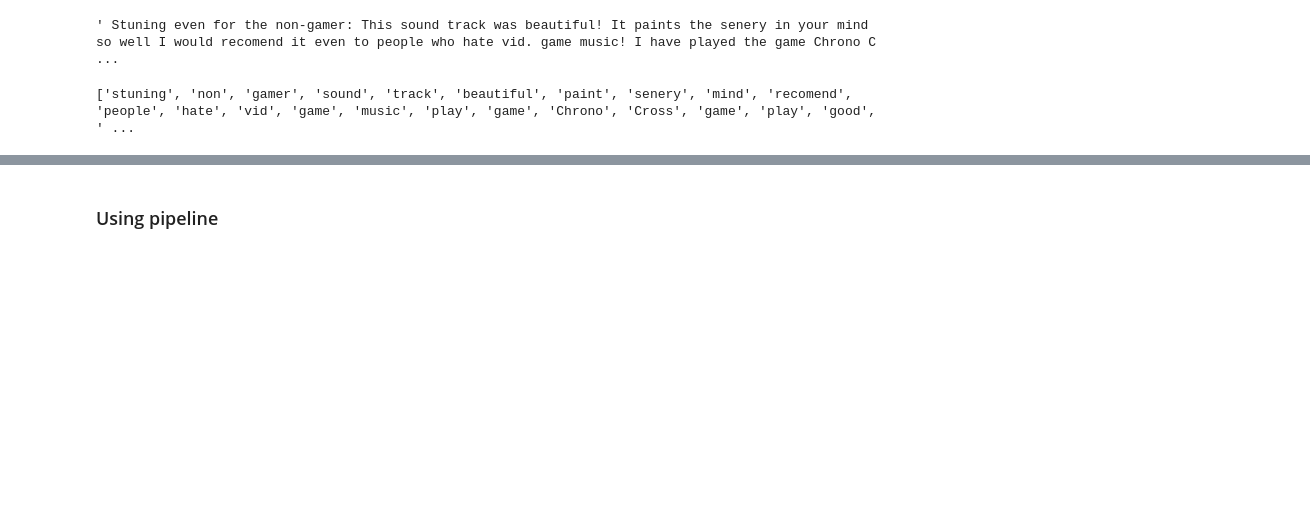
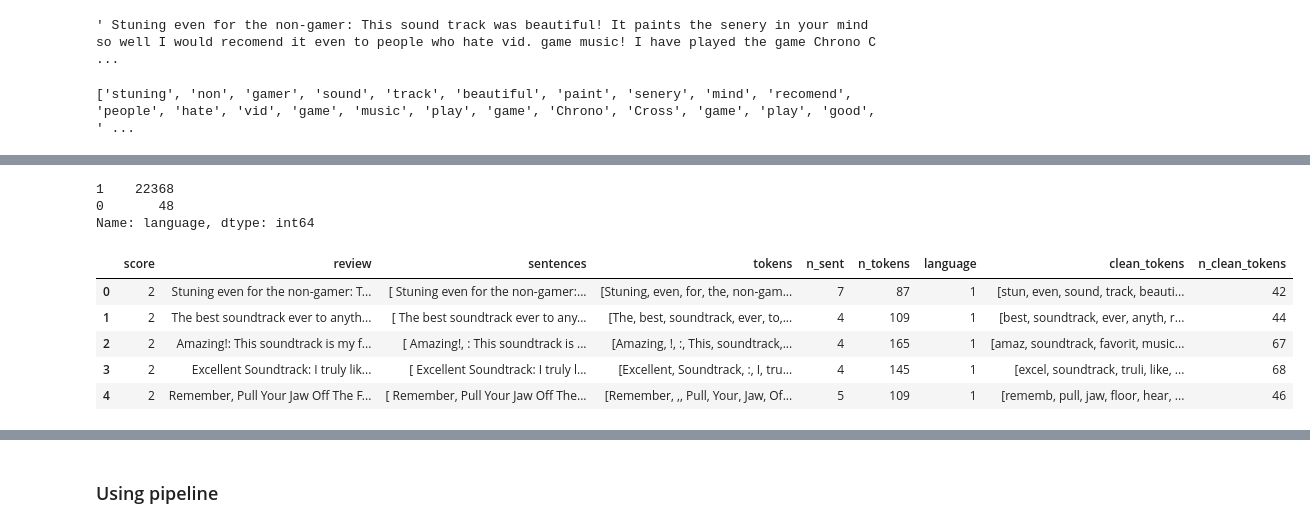
Before and after one commit to Fayza-M/NLP_Analysis, a Jupyter notebook: M6W5 Assignemnt spacy.ipynb, the cells around one changed output, grey strips where cells are left out. Drawn from its saved outputs; the diff is of its cells as text; code cells hidden in the pictures; blank space fills up the shorter version.

```diff
--- a/M6W5 Assignemnt spacy.ipynb
+++ b/M6W5 Assignemnt spacy.ipynb
@@ -37,6 +37,8 @@ newlist = []
 for i in range(len(sentiment)):
     newlist.append([sentiment[i], reviews[i]])
 df = pd.DataFrame(newlist, columns = ['score', 'review'])
+
+df1 = df.copy()
 # %%
 df.info()
 # %% [output]
@@ -170,0 +202,8 @@ Accuracy :  80.23791821561338
+# %%
+df1['language'] = df1['review'].apply(detect)
+df1['language'] = df1['language'].apply(lambda x: 1 if x == 'en' else 0)
+df1['language'].value_counts()
+# %% [output]
+1    22368
+0       48
+Name: language, dtype: int64
@@ -170,0 +226,9 @@ Accuracy :  80.23791821561338
+# %%
+df1.head()
+# %% [output]
+|  | score | review | sentences | tokens | n_sent | n_tokens | language | clean_tokens | n_clean_tokens |
+| 0 | 2 | Stuning even for the non-gamer: T... | [ Stuning even for the non-gamer:... | [Stuning, even, for, the, non-gam... | 7 | 87 | 1 | [stun, even, sound, track, beauti... | 42 |
+| 1 | 2 | The best soundtrack ever to anyth... | [ The best soundtrack ever to any... | [The, best, soundtrack, ever, to,... | 4 | 109 | 1 | [best, soundtrack, ever, anyth, r... | 44 |
+| 2 | 2 | Amazing!: This soundtrack is my f... | [ Amazing!, : This soundtrack is ... | [Amazing, !, :, This, soundtrack,... | 4 | 165 | 1 | [amaz, soundtrack, favorit, music... | 67 |
+| 3 | 2 | Excellent Soundtrack: I truly lik... | [ Excellent Soundtrack: I truly l... | [Excellent, Soundtrack, :, I, tru... | 4 | 145 | 1 | [excel, soundtrack, truli, like, ... | 68 |
+| 4 | 2 | Remember, Pull Your Jaw Off The F... | [ Remember, Pull Your Jaw Off The... | [Remember, ,, Pull, Your, Jaw, Of... | 5 | 109 | 1 | [rememb, pull, jaw, floor, hear, ... | 46 |
```
Also changed, not shown: parts of 22 cells of this notebook.
